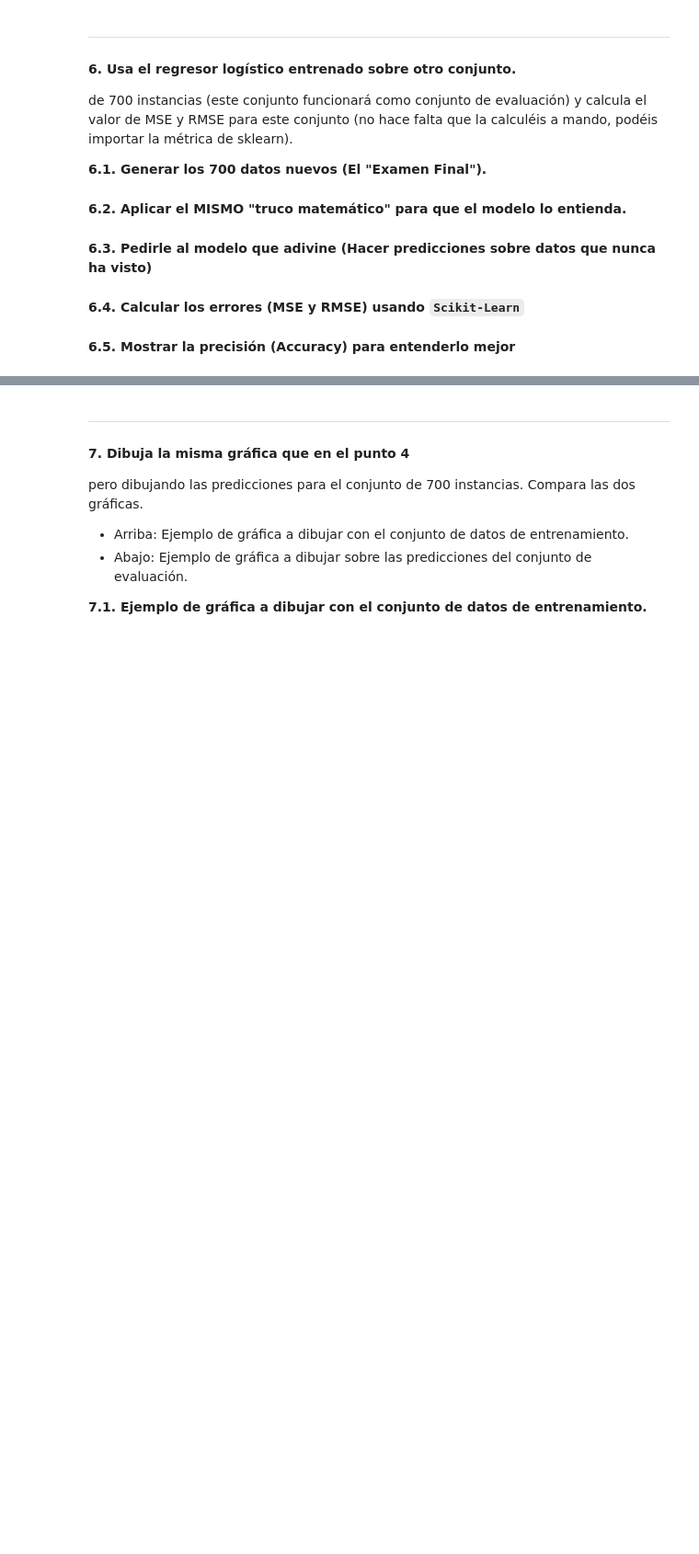
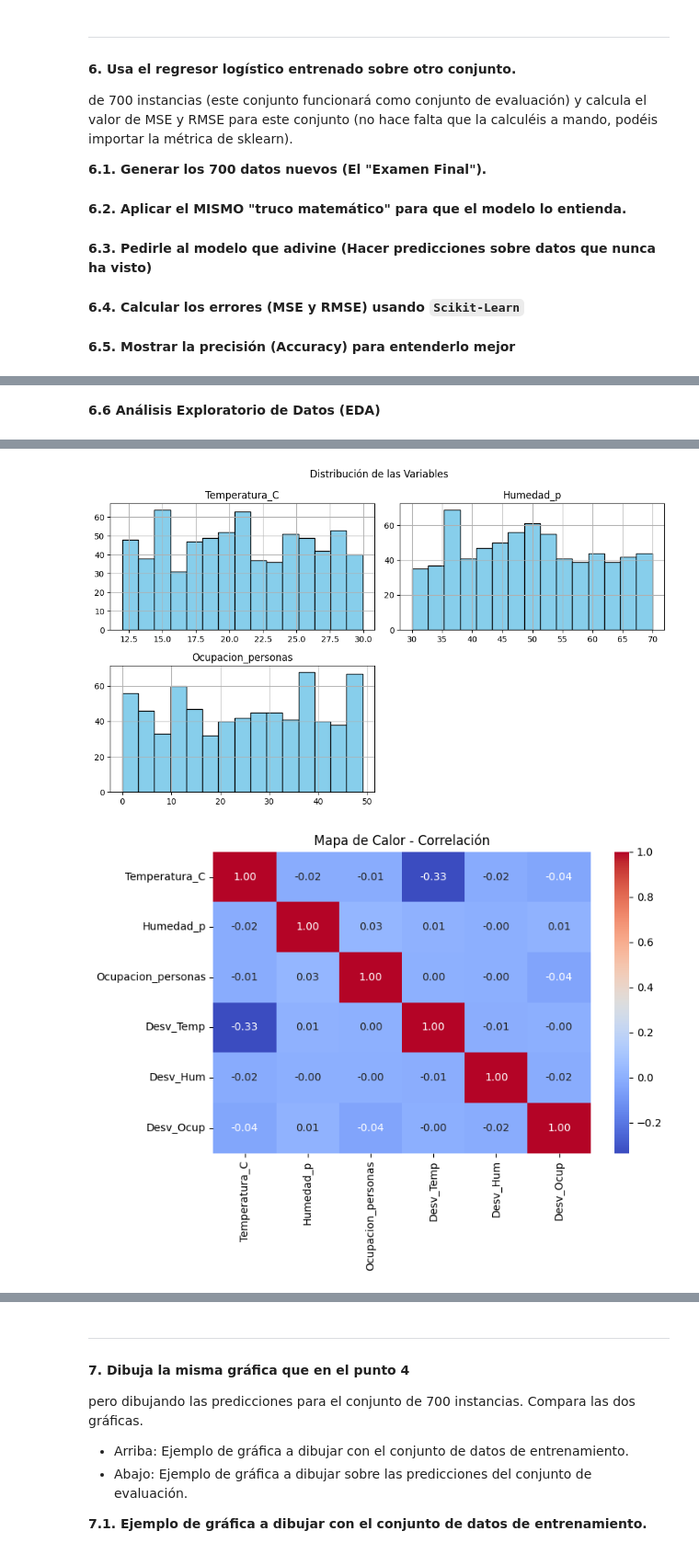
Before and after one commit to ariegd/miot-iaic, a Jupyter notebook: src/lab2/P2_parteB.ipynb, the cells around one changed output, grey strips where cells are left out. Shown at 92% size. Saved outputs shown, nothing was run; the diff lists cells and outputs as text; code cells hidden in the pictures; blank space fills up the shorter version.

```diff
--- a/src/lab2/P2_parteB.ipynb
+++ b/src/lab2/P2_parteB.ipynb
@@ -224,0 +298,5 @@ Precisión del modelo: 96.14%
+# %% [markdown]
+**6.6 Análisis Exploratorio de Datos (EDA)**
+# %%
+analisisExploratorioDatos(dataset_eval)
+# %% [output]
@@ -224,0 +332,2 @@ Precisión del modelo: 96.14%
+[figure, added]
+[figure, added]
```
Also changed, not shown: parts of 13 cells of this notebook, 1 other file.
